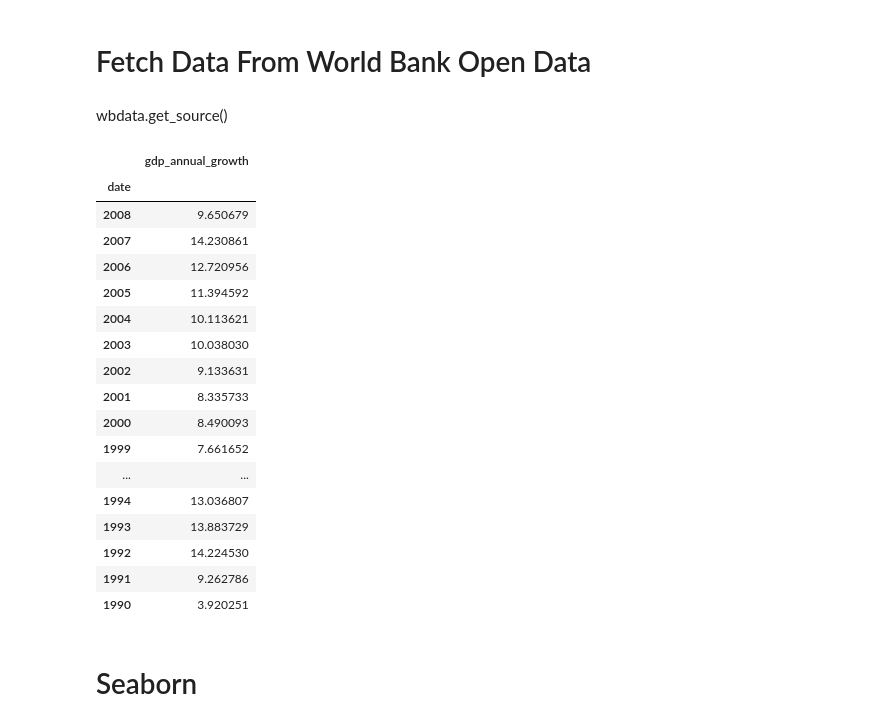
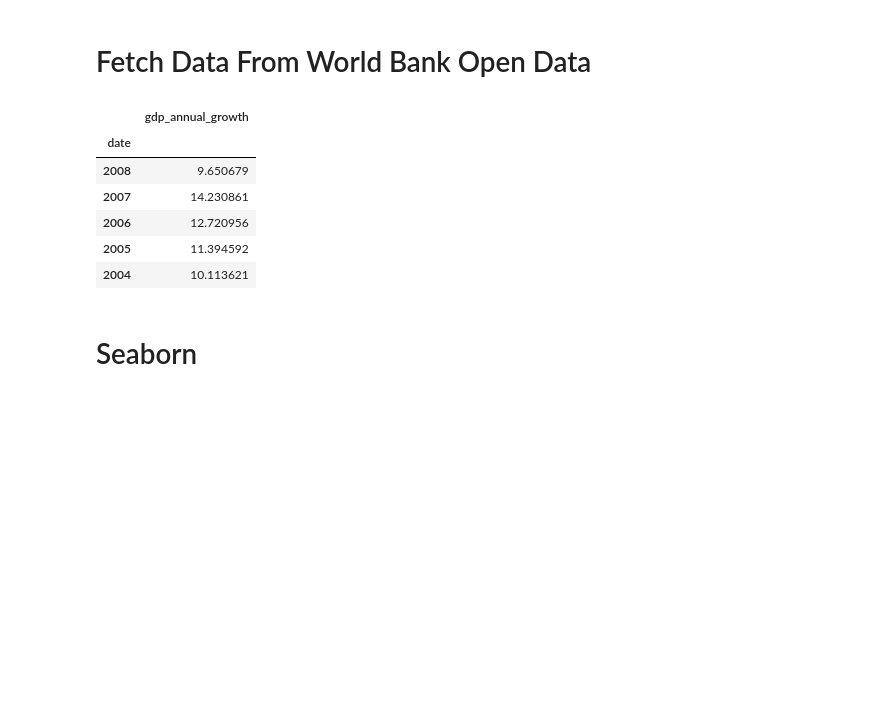
Before and after one commit to sidkang/note, a Jupyter notebook: docs/note/economics/lectures_on_macroeconomics/scripts/testbook.ipynb, the cells around one changed output. Saved outputs shown, nothing was run; the diff lists cells and outputs as text; code cells hidden in the pictures; blank space fills up the shorter version.

```diff
--- a/docs/note/economics/lectures_on_macroeconomics/scripts/testbook.ipynb
+++ b/docs/note/economics/lectures_on_macroeconomics/scripts/testbook.ipynb
@@ -3,34 +3,21 @@
 # %%
 import wbdata
 import datetime as dt
-# %% [markdown]
-wbdata.get_source()
 # %%
 # wbdata.get_data("NY.GDP.MKTP.KD.ZG", country="CN")
 countries = ["CN"]
 indicators = {"NY.GDP.MKTP.KD.ZG": "gdp_annual_growth"}
 dt_range = dt.datetime(2008, 1, 1), dt.datetime(1990, 1, 1)
 df = wbdata.get_dataframe(indicators, country=countries, convert_date=False, data_date=dt_range)
-df
+df.head()
 # %% [output]
 |  | gdp_annual_growth |
 | date |  |
 | 2008 | 9.650679 |
 | 2007 | 14.230861 |
 | 2006 | 12.720956 |
 | 2005 | 11.394592 |
 | 2004 | 10.113621 |
-| 2003 | 10.038030 |
-| 2002 | 9.133631 |
-| 2001 | 8.335733 |
-| 2000 | 8.490093 |
-| 1999 | 7.661652 |
-| ... | ... |
-| 1994 | 13.036807 |
-| 1993 | 13.883729 |
-| 1992 | 14.224530 |
-| 1991 | 9.262786 |
-| 1990 | 3.920251 |
 # %% [markdown]
 # Seaborn
 # %%
```
Also changed, not shown: parts of 6 cells of this notebook, 23 other files.
